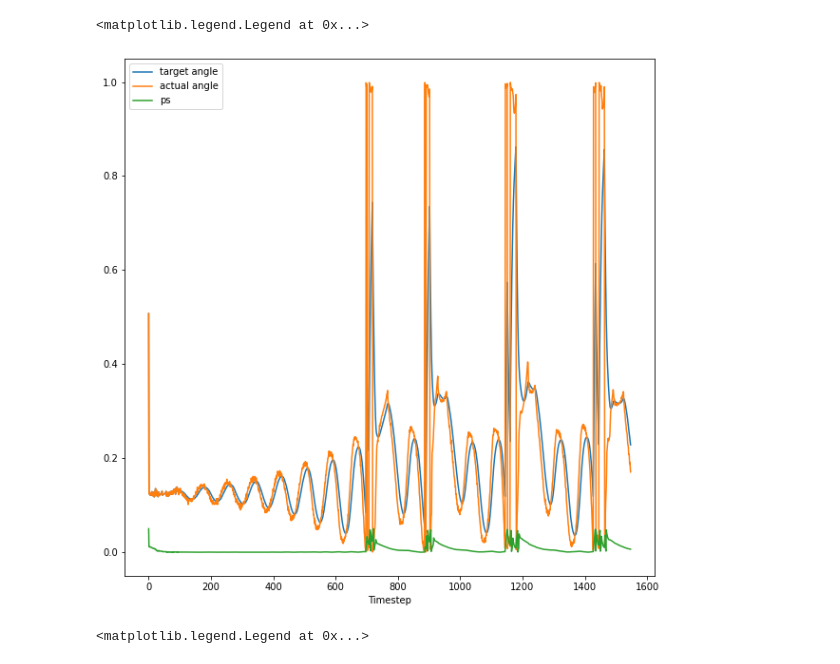
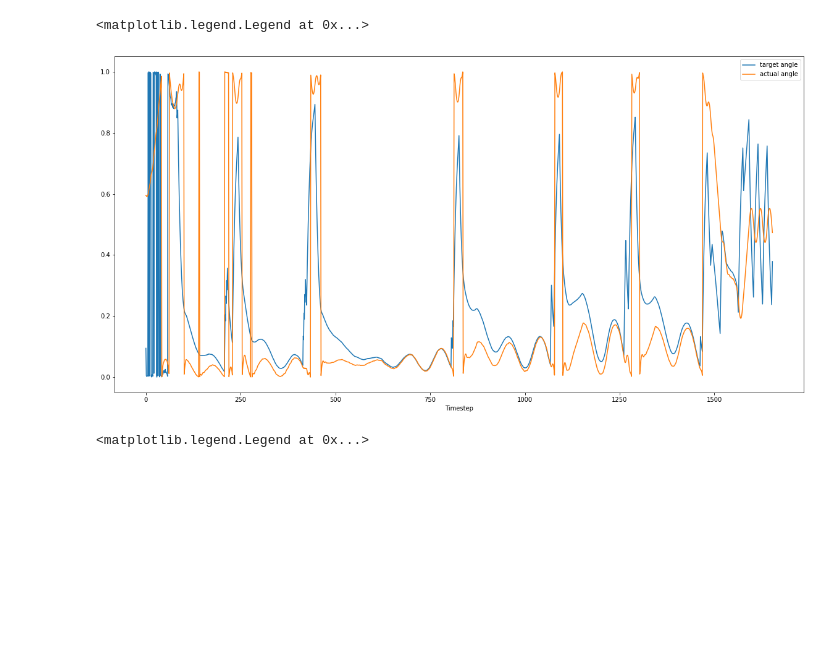
Before and after one commit to YashSax/BotsRace, a Jupyter notebook: plot_data.ipynb, the cells around one changed output. Cells and saved outputs as stored; diff of their text form; code cells hidden in the pictures; blank space fills up the shorter version.

```diff
--- a/plot_data.ipynb
+++ b/plot_data.ipynb
@@ -5,23 +5,22 @@ import pickle
 with open("./solution_out", "rb") as f:
     data = pickle.load(f)
 # %%
-plt.figure(figsize=(10, 10))
+plt.figure(figsize=(20, 10))
 plt.xlabel("Timestep")
 # plt.plot(data["smoothed_angles"], label="smoothed angles")
 # plt.plot(data["unsmoothed_angles"], label="unsmoothed angles")
 
-plt.plot(data["target_angle"], label="target angle")
-plt.plot(data["unsmoothed_angles"], label="actual angle")
-plt.plot(data["ps"], label="ps")
+plt.plot(data["smoothed_angles"], label="target angle")
+plt.plot(data["robot_angles"], label="actual angle")
 
 # for k in data:
 #     if k in ["is"]:
 #         continue
 #     plt.plot(data[k][100:], label=k)
 plt.legend()
 # %% [output]
 <matplotlib.legend.Legend at 0x...>
-[figure, old version]
+[figure, new version]
 # %%
 plt.figure(figsize=(20, 10))
 plt.xlabel("Timestep")
```
Also changed, not shown: 2 other files.
